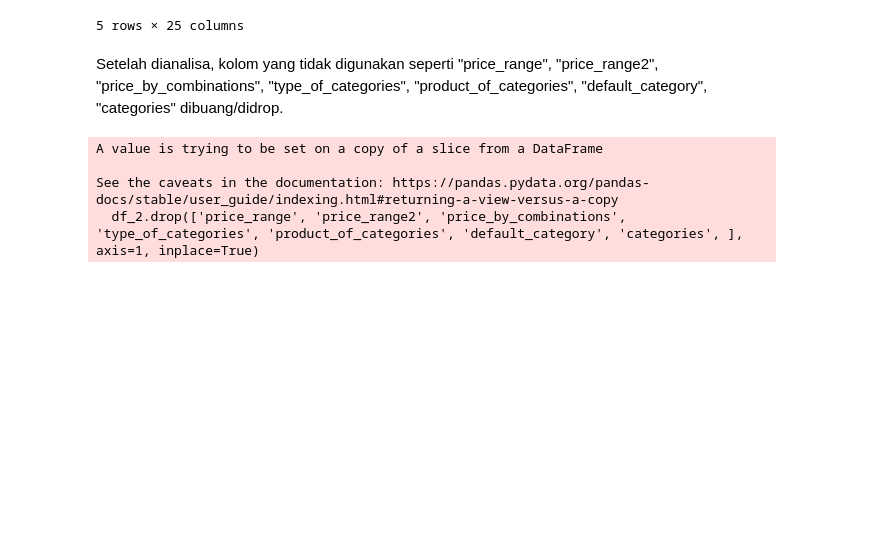
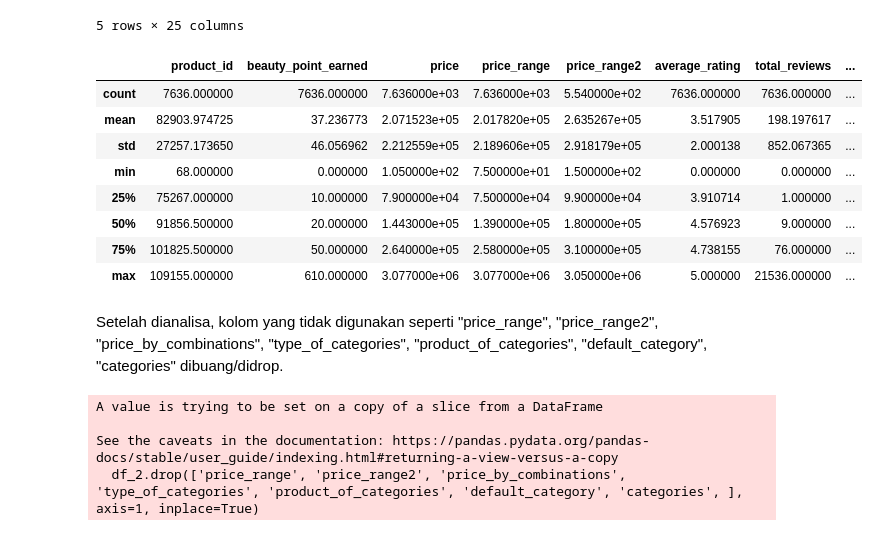
Before and after one commit to putriarzlya/Analysis-of-Consumer-Preferences-at-Sociolla, a Jupyter notebook: h8dsft_Milestone1_Putri_Arzalya.ipynb, the cells around one changed output. Drawn from its saved outputs; the diff is of its cells as text; code cells hidden in the pictures; blank space fills up the shorter version.

```diff
--- a/h8dsft_Milestone1_Putri_Arzalya.ipynb
+++ b/h8dsft_Milestone1_Putri_Arzalya.ipynb
@@ -298,6 +303,18 @@ df_2.head()
 | 3 | 796 | 3ce | MINI MULTI EYE COLOR PALETTE | 97833 | Makeup | Eyes | Eyeshadow | ... |
 | 4 | 796 | 3ce | FACE BLUSH | 97801 | Makeup | Face | Blush | ... |
 5 rows × 25 columns
+# %%
+df_2.describe()
+# %% [output]
+|  | product_id | beauty_point_earned | price | price_range | price_range2 | average_rating | total_reviews | ... |
+| count | 7636.000000 | 7636.000000 | 7.636000e+03 | 7.636000e+03 | 5.540000e+02 | 7636.000000 | 7636.000000 | ... |
+| mean | 82903.974725 | 37.236773 | 2.071523e+05 | 2.017820e+05 | 2.635267e+05 | 3.517905 | 198.197617 | ... |
+| std | 27257.173650 | 46.056962 | 2.212559e+05 | 2.189606e+05 | 2.918179e+05 | 2.000138 | 852.067365 | ... |
+| min | 68.000000 | 0.000000 | 1.050000e+02 | 7.500000e+01 | 1.500000e+02 | 0.000000 | 0.000000 | ... |
+| 25% | 75267.000000 | 10.000000 | 7.900000e+04 | 7.500000e+04 | 9.900000e+04 | 3.910714 | 1.000000 | ... |
+| 50% | 91856.500000 | 20.000000 | 1.443000e+05 | 1.390000e+05 | 1.800000e+05 | 4.576923 | 9.000000 | ... |
+| 75% | 101825.500000 | 50.000000 | 2.640000e+05 | 2.580000e+05 | 3.100000e+05 | 4.738155 | 76.000000 | ... |
+| max | 109155.000000 | 610.000000 | 3.077000e+06 | 3.077000e+06 | 3.050000e+06 | 5.000000 | 21536.000000 | ... |
 # %% [markdown]
 Setelah dianalisa, kolom yang tidak digunakan seperti "price_range", "price_range2", "price_by_combinations", "type_of_categories", "product_of_categories", "default_category", "categories" dibuang/didrop.
 # %%
```
Also changed, not shown: parts of 2 cells of this notebook.
